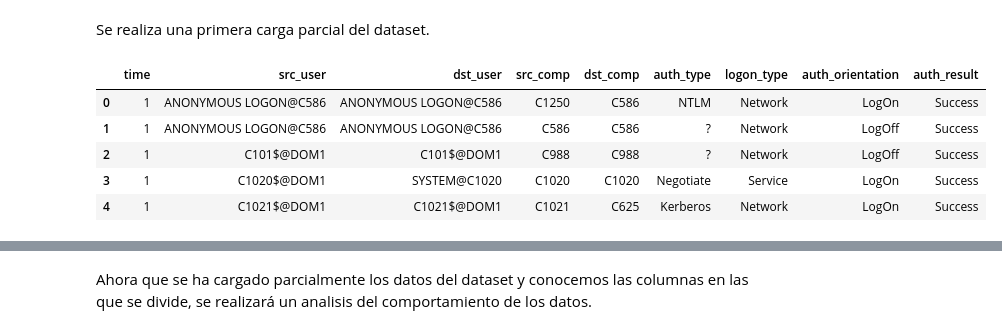
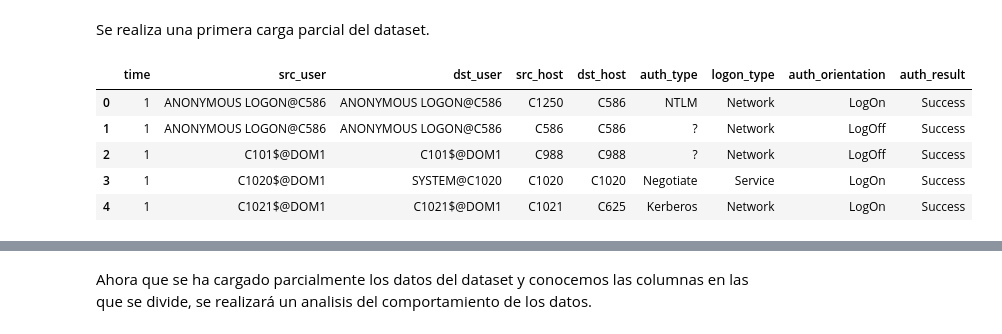
Before and after one commit to aSalcedo99/lanl_cybersecurity_tfm, a Jupyter notebook: exploration_lanl.ipynb, the cells around one changed output, grey strips where cells are left out. Cells and saved outputs as stored; diff of their text form; code cells hidden in the pictures.

```diff
--- a/exploration_lanl.ipynb
+++ b/exploration_lanl.ipynb
@@ -15,8 +26,8 @@ columns = [
     "time",
     "src_user",
     "dst_user",
-    "src_comp",
-    "dst_comp",
+    "src_host",
+    "dst_host",
     "auth_type",
     "logon_type",
     "auth_orientation",
@@ -25,16 +36,16 @@ columns = [
 # %% [markdown]
 Se realiza una primera carga parcial del dataset.
 # %%
-#Se cargan un total de 100000 filas iniciales para poder distinguir el tipo de información que aparece.
+#Se cargan un total de 1000000 filas iniciales para poder distinguir el tipo de información que aparece.
 df = pd.read_csv(
     "auth.txt",
     names=columns,
-    nrows=500000
+    nrows=1_000_000
 )
 
 df.head()
 # %% [output]
-|  | time | src_user | dst_user | src_comp | dst_comp | auth_type | logon_type | auth_orientation | auth_result |
+|  | time | src_user | dst_user | src_host | dst_host | auth_type | logon_type | auth_orientation | auth_result |
 | 0 | 1 | ANONYMOUS LOGON@C586 | ANONYMOUS LOGON@C586 | C1250 | C586 | NTLM | Network | LogOn | Success |
 | 1 | 1 | ANONYMOUS LOGON@C586 | ANONYMOUS LOGON@C586 | C586 | C586 | ? | Network | LogOff | Success |
 | 2 | 1 | C101$@DOM1 | C101$@DOM1 | C988 | C988 | ? | Network | LogOff | Success |
```
Also changed, not shown: parts of 41 cells of this notebook.
